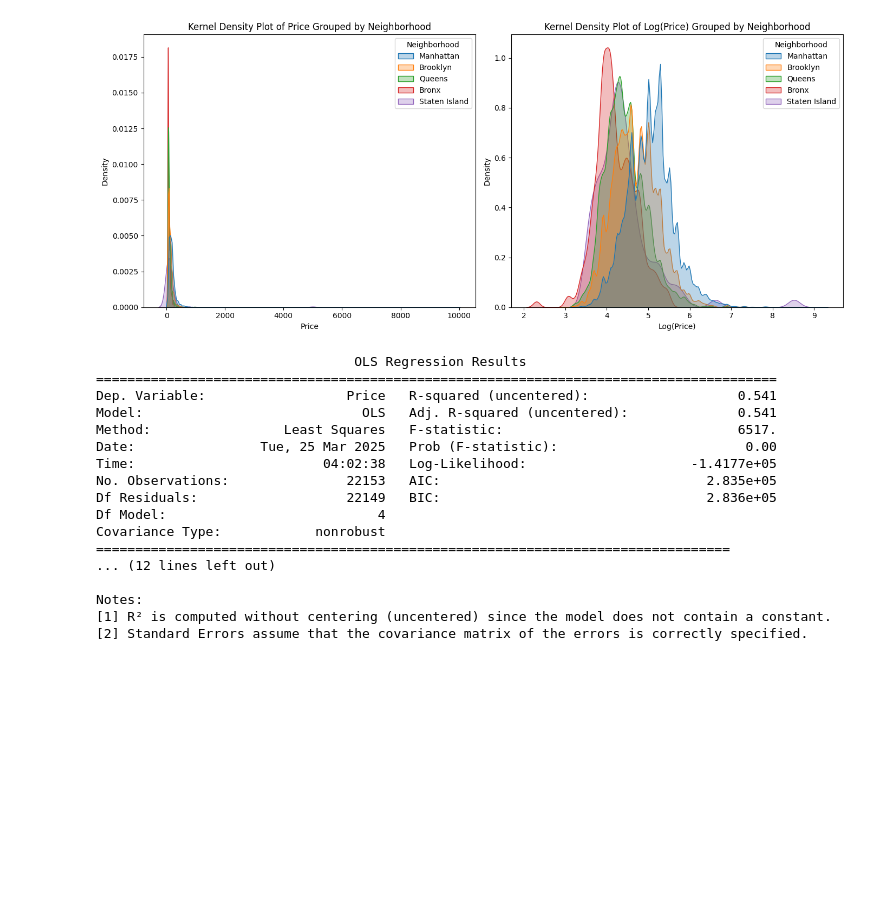
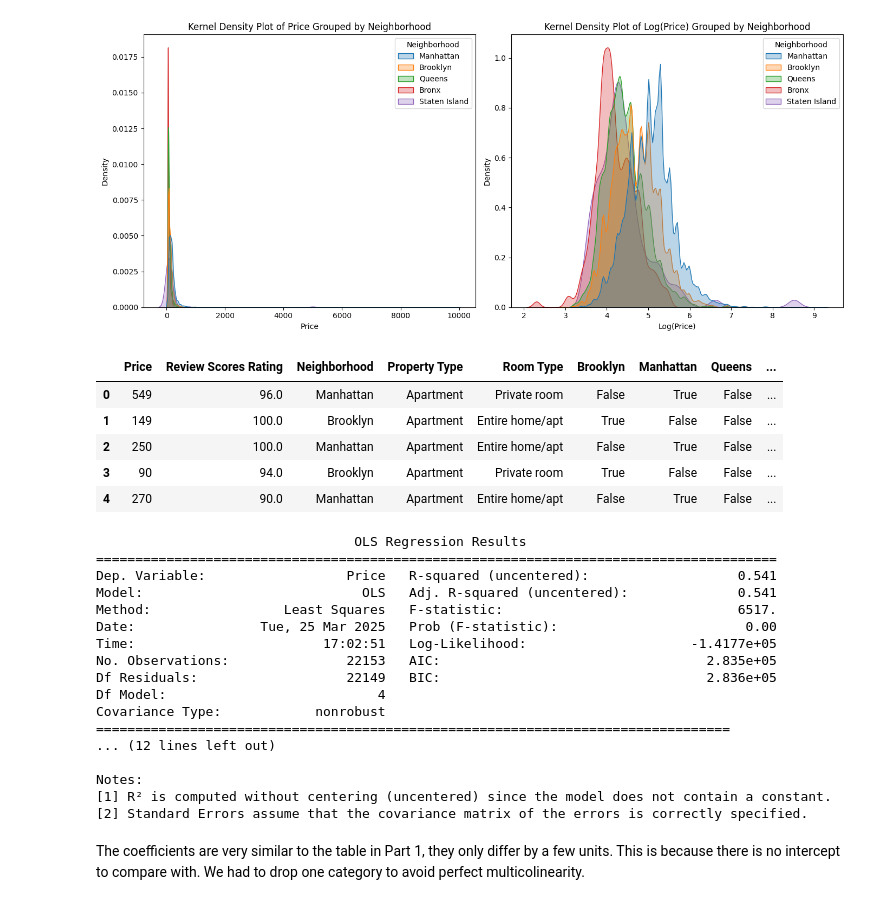
Before and after one commit to ameliavasiliu/linearModels, a Jupyter notebook: assignment/assignment.ipynb, the cells around one changed output. Cells and saved outputs as stored; diff of their text form; code cells hidden in the pictures; blank space fills up the shorter version.

```diff
--- a/assignment/assignment.ipynb
+++ b/assignment/assignment.ipynb
@@ -266,27 +266,39 @@ plt.show()
 [figure]
 # %%
 # 2
-X = pd.get_dummies(df['Neighborhood'], drop_first=True) # getting the dummy variables
-y = df['Price'] # the dependent variable
+df_dummies = pd.get_dummies(df['Neighborhood'], drop_first=True)
+df1 = pd.concat([df, df_dummies], axis=1)
+# %% [output]
+|  | Price | Review Scores Rating | Neighborhood | Property Type | Room Type | Brooklyn | Manhattan | Queens | ... |
+| 0 | 549 | 96.0 | Manhattan | Apartment | Private room | False | True | False | ... |
+| 1 | 149 | 100.0 | Brooklyn | Apartment | Entire home/apt | True | False | False | ... |
+| 2 | 250 | 100.0 | Manhattan | Apartment | Entire home/apt | False | True | False | ... |
+| 3 | 90 | 94.0 | Brooklyn | Apartment | Private room | True | False | False | ... |
+| 4 | 270 | 90.0 | Manhattan | Apartment | Entire home/apt | False | True | False | ... |
-# %%
-model = sm.OLS(y, X).fit()
-
-print(model.summary())
-# %% [output]
-                                 OLS Regression Results
-=======================================================================================
-Dep. Variable:                  Price   R-squared (uncentered):                   0.541
-Model:                            OLS   Adj. R-squared (uncentered):              0.541
-Method:                 Least Squares   F-statistic:                              6517.
-Date:                Tue, 25 Mar 2025   Prob (F-statistic):                        0.00
-Time:                        04:02:38   Log-Likelihood:                     -1.4177e+05
-No. Observations:               22153   AIC:                                  2.835e+05
-Df Residuals:                   22149   BIC:                                  2.836e+05
-Df Model:                           4
-Covariance Type:            nonrobust
-=================================================================================
-... (12 lines left out)
-
-Notes:
-[1] R² is computed without centering (uncentered) since the model does not contain a constant.
-[2] Standard Errors assume that the covariance matrix of the errors is correctly specified.
+# %%
+X = df1[df_dummies.columns]  # Only the dummy columns
+y = df1['Price']  # Dependent variable (Price)
+
+# Fit the OLS model without an intercept
+model_no_intercept = sm.OLS(y, X, hasconst=False).fit()
+print(model_no_intercept.summary())
+# %% [output]
+                                 OLS Regression Results
+=======================================================================================
+Dep. Variable:                  Price   R-squared (uncentered):                   0.541
+Model:                            OLS   Adj. R-squared (uncentered):              0.541
+Method:                 Least Squares   F-statistic:                              6517.
+Date:                Tue, 25 Mar 2025   Prob (F-statistic):                        0.00
+Time:                        17:02:51   Log-Likelihood:                     -1.4177e+05
+No. Observations:               22153   AIC:                                  2.835e+05
+Df Residuals:                   22149   BIC:                                  2.836e+05
+Df Model:                           4
+Covariance Type:            nonrobust
+=================================================================================
+... (12 lines left out)
+
+Notes:
+[1] R² is computed without centering (uncentered) since the model does not contain a constant.
+[2] Standard Errors assume that the covariance matrix of the errors is correctly specified.
+# %% [markdown]
+The coefficients are very similar to the table in Part 1, they only differ by a few units. This is because there is no intercept to compare with. We had to drop one category to avoid perfect multicolinearity.
```
Also changed, not shown: parts of 10 cells of this notebook.
